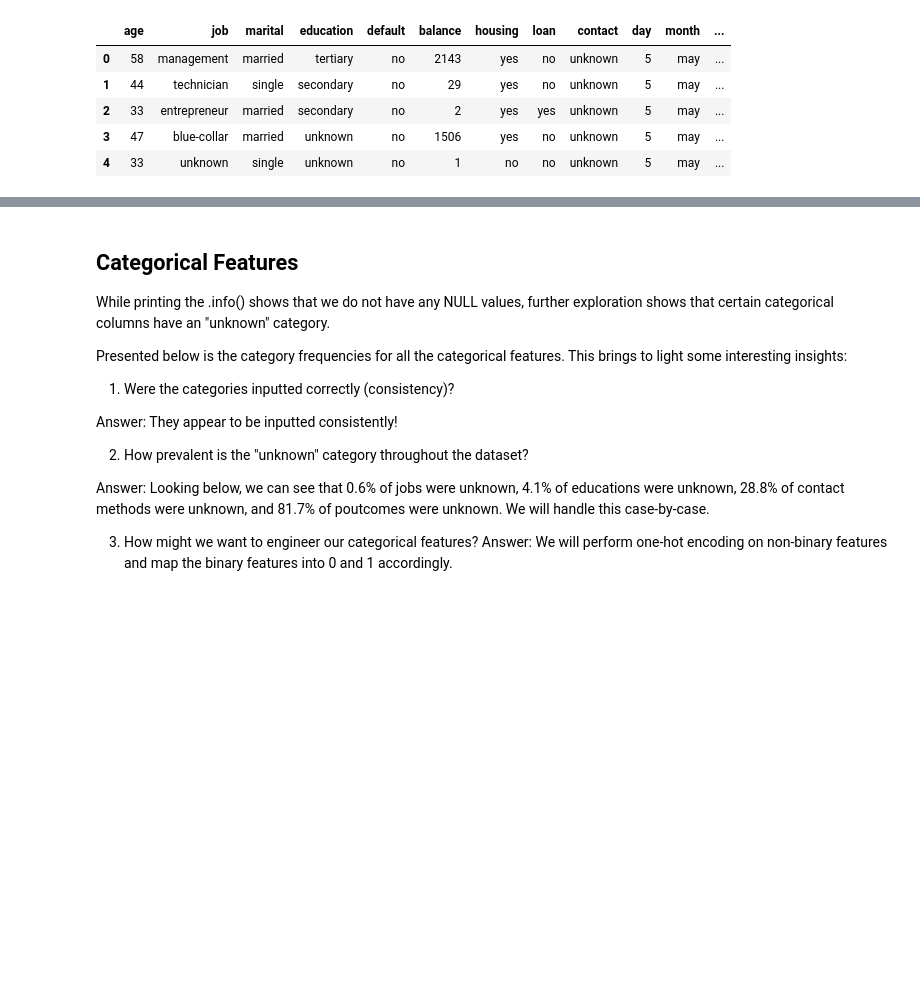
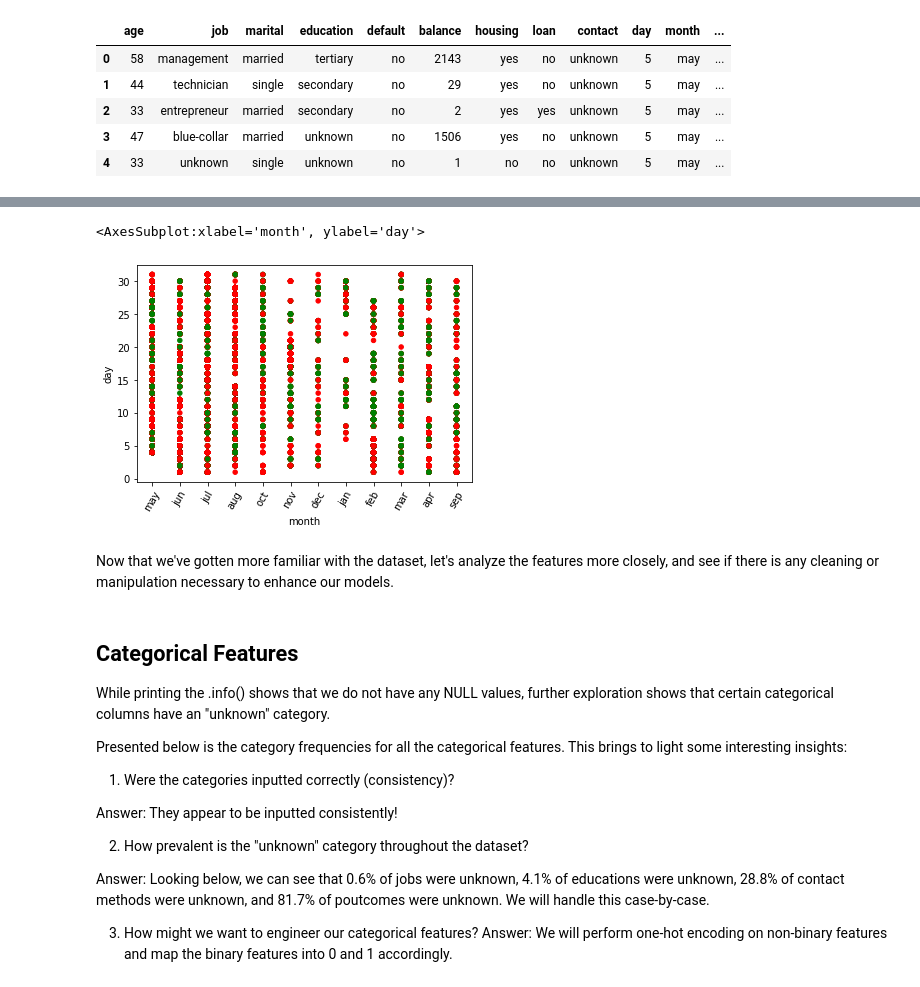
Before and after one commit to Tushar1729-k/bank-mkt-tgts-proj, a Jupyter notebook: rpt.ipynb, the cells around one changed output, grey strips where cells are left out. Drawn from its saved outputs; the diff is of its cells as text; code cells hidden in the pictures; blank space fills up the shorter version.

```diff
--- a/rpt.ipynb
+++ b/rpt.ipynb
@@ -138,3 +150,15 @@ memory usage: 5.9+ MB
+# %%
+# Finally, let's put month against day!
+# The graph definitely resembles a calendar, and the green dots
+# are most easily seen in this graph.
+# One interesting thing to note is that there seems to be a dry spell in mid-late August
+# where not many people were subscribing term deposits.
+df.plot.scatter('month', 'day', c=df['y'].map(colors), rot=60)
+# %% [output]
+<AxesSubplot:xlabel='month', ylabel='day'>
+[figure, added]
+# %% [markdown]
+Now that we've gotten more familiar with the dataset, let's analyze the features more closely, and see if there is any cleaning or manipulation necessary to enhance our models.
 # %% [markdown]
 ## Categorical Features
 
```
Also changed, not shown: parts of 97 cells of this notebook.
